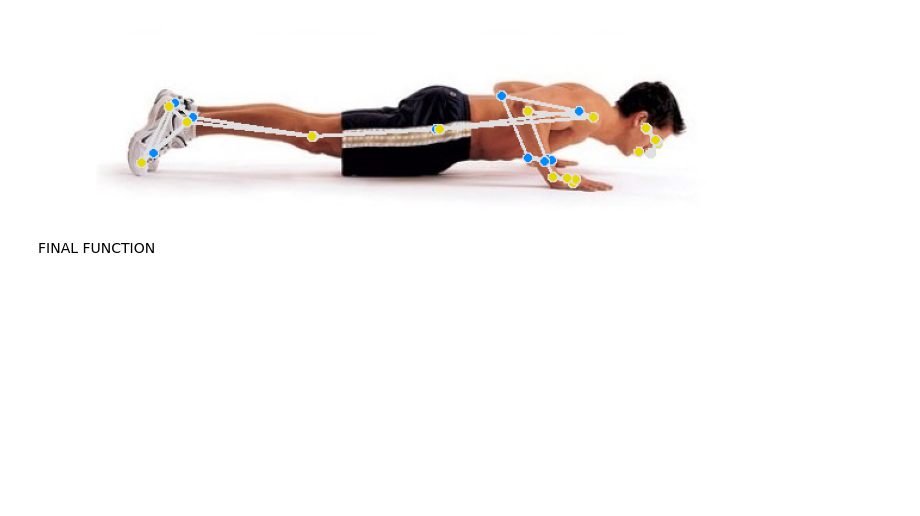
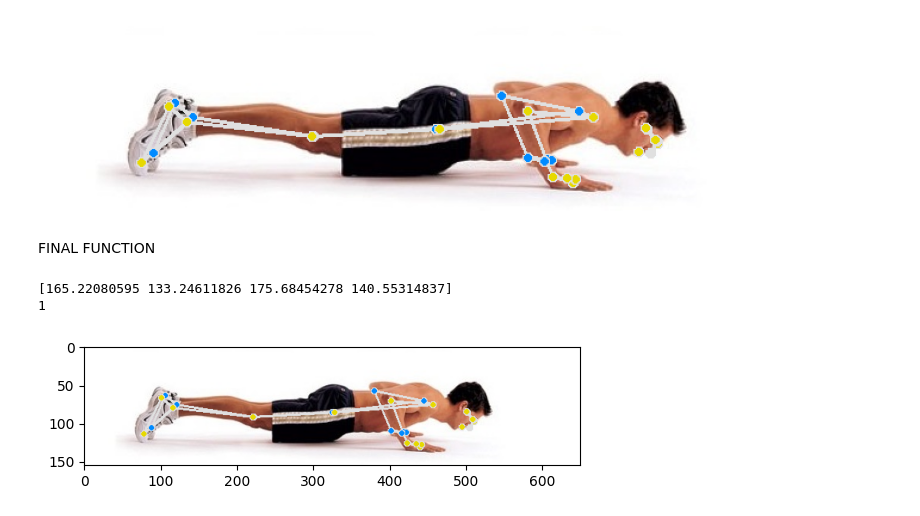
Before and after one commit to jpedroag/PMBA, a Jupyter notebook: joao/angles.ipynb, the cells around one changed output. Saved outputs shown, nothing was run; the diff lists cells and outputs as text; code cells hidden in the pictures; blank space fills up the shorter version.

```diff
--- a/joao/angles.ipynb
+++ b/joao/angles.ipynb
@@ -432,32 +432,36 @@ def angle_analysis(image, pose):
           angles[2] = calculate_angle_2D(m, 12, 24, 26)
           angles[3] = calculate_angle_2D(m, 24, 26, 28)
           angles[4] = calculate_angle_2D(m, 11, 13, 15)
           angles[5] = calculate_angle_2D(m, 12, 14, 16)
           angles[6] = calculate_angle_2D(m, 23, 11, 13)
           angles[7] = calculate_angle_2D(m, 24, 12, 14)
           threshold = np.array([20,30,20,30,20,20,20,20])
-          mean = np.array([170,165,170,165,170,170,55,55])
+          mean = np.array([170,160,170,160,170,170,55,55])
 
           for i in range(len(angles)):
             if(abs(mean[i] - angles[i])>threshold[i]):
               check = 0
               break
 
         elif(pose=='down'):
           angles=np.zeros(4)
           angles[0] = calculate_angle_2D(m, 11, 23, 25)
           angles[1] = calculate_angle_2D(m, 23, 25, 27)
           angles[2] = calculate_angle_2D(m, 12, 24, 26)
           angles[3] = calculate_angle_2D(m, 24, 26, 28)
           threshold = np.array([20,30,20,30])
-          mean = np.array([170,165,170,165])
+          mean = np.array([170,160,170,160])
 
           for i in range(len(angles)):
             if(abs(mean[i] - angles[i])>threshold[i]):
               check = 0
               break
 
         else:
            print("pose not found")
 
     return check
+# %% [output]
+[165.22080595 133.24611826 175.68454278 140.55314837]
+1
+[figure, added]
```
